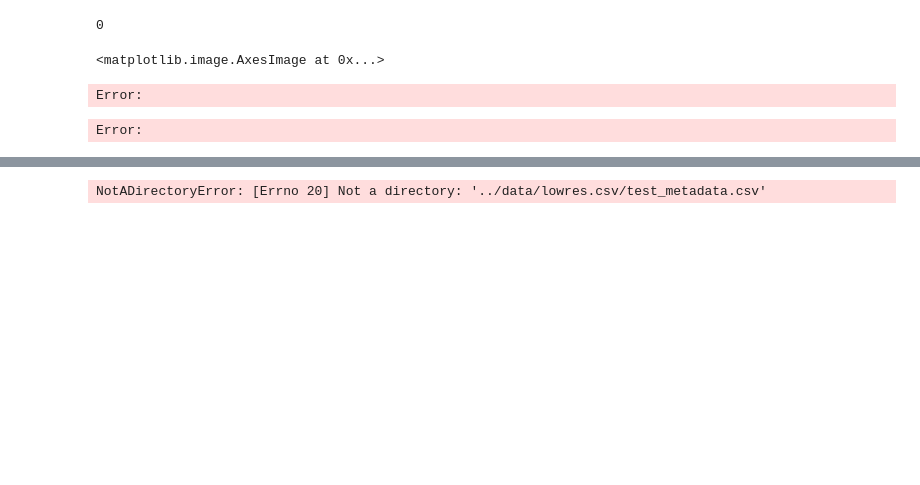
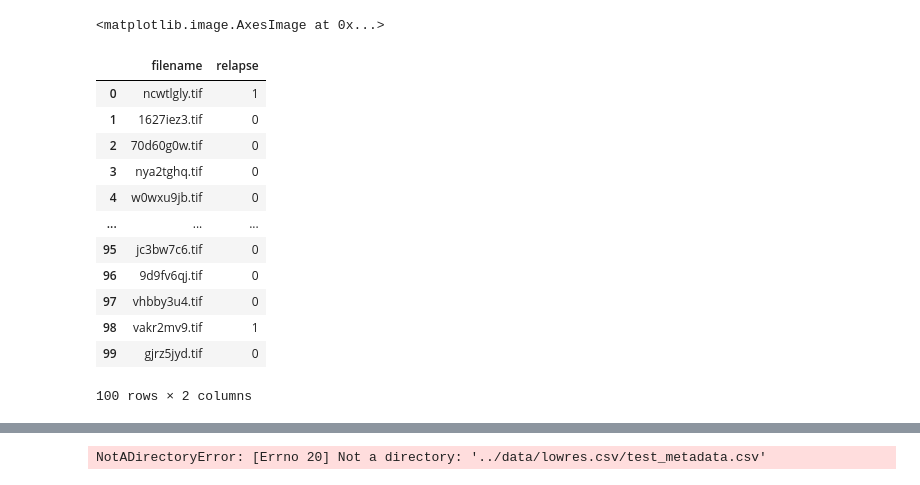
Before and after one commit to Graham-Broughton/visiomel-melanoma-runtime, a Jupyter notebook: notebooks/6.Model-History.ipynb, the cells around one changed output, grey strips where cells are left out. Cells and saved outputs as stored; diff of their text form; code cells hidden in the pictures; blank space fills up the shorter version.

Commit message:
merge test into ViT

```diff
--- a/notebooks/6.Model-History.ipynb
+++ b/notebooks/6.Model-History.ipynb
@@ -22,15 +23,30 @@ sys.path.append('..')
 # pd.options.display.float_format = '{:,.2f}'.format
 # pd.set_option('display.max_columns', CFG.NCOLS)
 # pd.set_option('display.max_rows', CFG.NROWS)
-# %%
-gc.collect()
-# %% [output]
-0
 # %%
-img = pyvips.Image.new_from_file('../data/originals/031viy0y.tif', page=2, access='sequential')
+img = pyvips.Image.new_from_file('../data/originals/0a8f2tx6.tif', access='sequential', page=3)
 img = Image.fromarray(img.numpy())
 plt.imshow(img)
 # %% [output]
 <matplotlib.image.AxesImage at 0x...>
-Error:
-Error:
+# %%
+df = pd.read_csv('../submission/data/sample.csv')
+df2 = pd.read_csv('../data/train_labels.csv')
+# %%
+df = pd.merge(df, df2, on='filename')
+df = df[['filename', 'relapse']]
+df
+# %% [output]
+|  | filename | relapse |
+| 0 | ncwtlgly.tif | 1 |
+| 1 | 1627iez3.tif | 0 |
+| 2 | 70d60g0w.tif | 0 |
+| 3 | nya2tghq.tif | 0 |
+| 4 | w0wxu9jb.tif | 0 |
+| ... | ... | ... |
+| 95 | jc3bw7c6.tif | 0 |
+| 96 | 9d9fv6qj.tif | 0 |
+| 97 | vhbby3u4.tif | 0 |
+| 98 | vakr2mv9.tif | 1 |
+| 99 | gjrz5jyd.tif | 0 |
+100 rows × 2 columns
```
Also changed, not shown: parts of 4 cells of this notebook, 20 other files.
